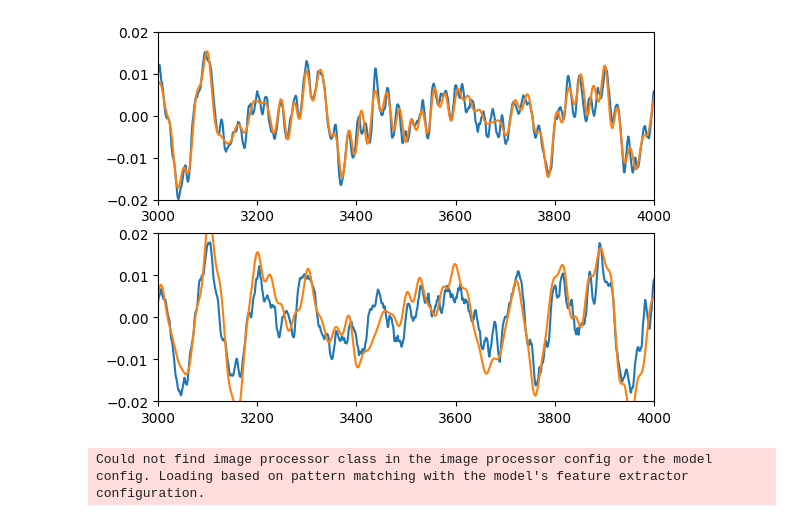
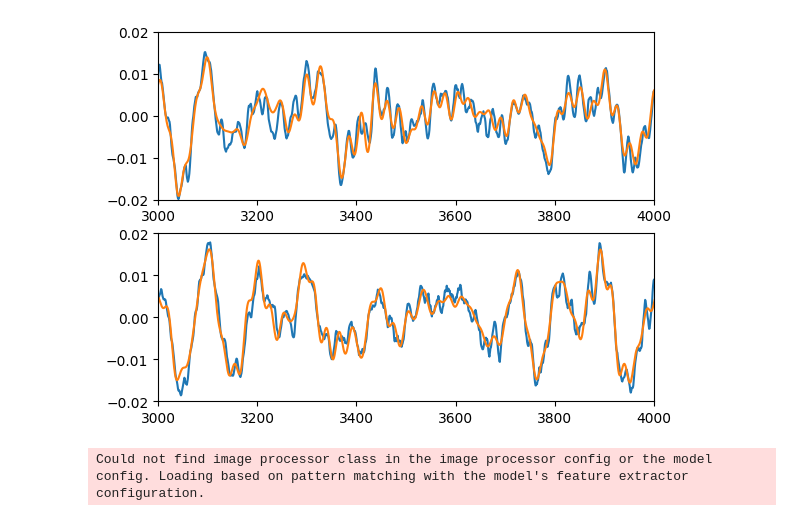
Before and after one commit to danjacobellis/moco, a Jupyter notebook: MYRIAD_V2_RDAE_inference.ipynb, the cells around one changed output. Cells and saved outputs as stored; diff of their text form; code cells hidden in the pictures.

```diff
--- a/MYRIAD_V2_RDAE_inference.ipynb
+++ b/MYRIAD_V2_RDAE_inference.ipynb
@@ -36,7 +37,7 @@ for channel in range(12):
 [interactive output not drawn]
 [interactive output not drawn]
 # %%
-for channel in [0,6]:
+for channel in range(2):
     plt.plot(x[channel])
 plt.xlim([3000,4000]);
 plt.ylim([-0.02,0.02])
@@ -46,19 +47,19 @@ plt.ylim([-0.02,0.02])
 # %%
 x0 = torch.unsqueeze(torch.tensor(x[0]),dim=0)
-x6 = torch.unsqueeze(torch.tensor(x[6]),dim=0)
+x1 = torch.unsqueeze(torch.tensor(x[1]),dim=0)
 torchaudio.save
-torchaudio.save('tmp.mp3',torch.cat([x0,x6]),sample_rate=48000,compression=8)
+torchaudio.save('tmp.mp3',torch.cat([x0,x1]),sample_rate=48000,compression=8)
 y = torchaudio.load('tmp.mp3')[0].numpy()
 for channel in range(2):
     plt.subplot(2,1,channel+1)
     r = torch.tensor(sp.signal.correlate(x[channel],y[channel]))
     offset = y[channel].shape[0] - r.argmax() - 1
     plt.plot(x[channel])
     plt.plot(y[channel][offset:])
     plt.xlim([3000,4000])
     plt.ylim([-0.02,0.02])
 # %% [output]
-[figure, old version]
+[figure, new version]
 # %%
 model = EncodecModel.from_pretrained("facebook/encodec_48khz")
 processor = AutoProcessor.from_pretrained("facebook/encodec_48khz")
```
Also changed, not shown: parts of 11 cells of this notebook.
